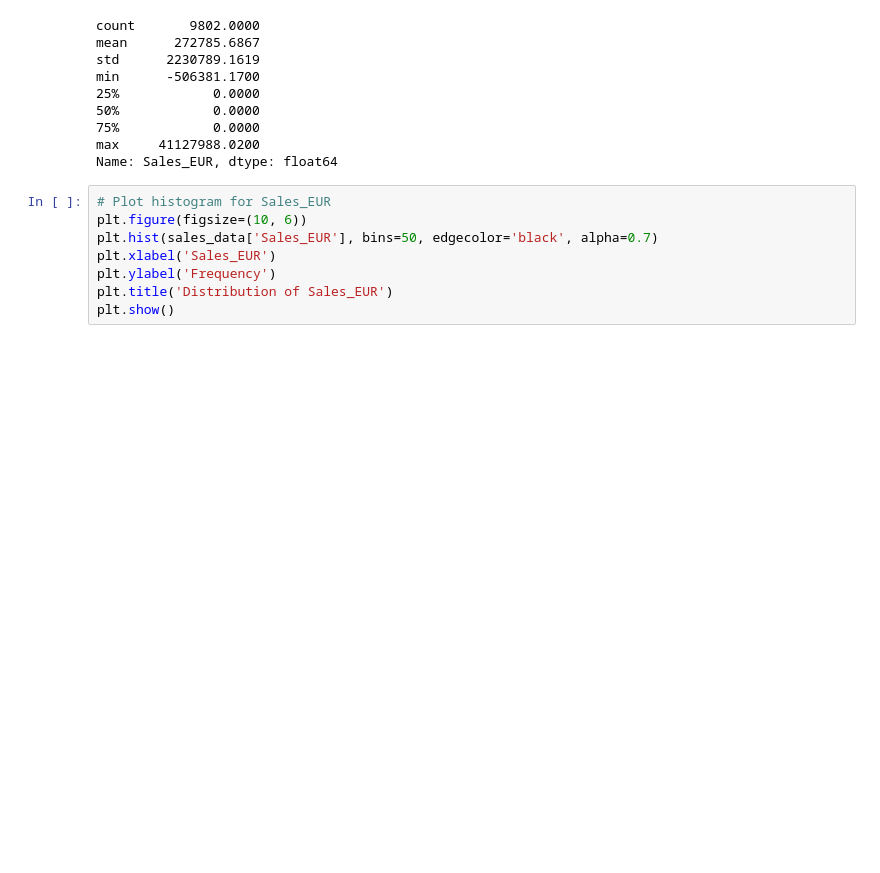
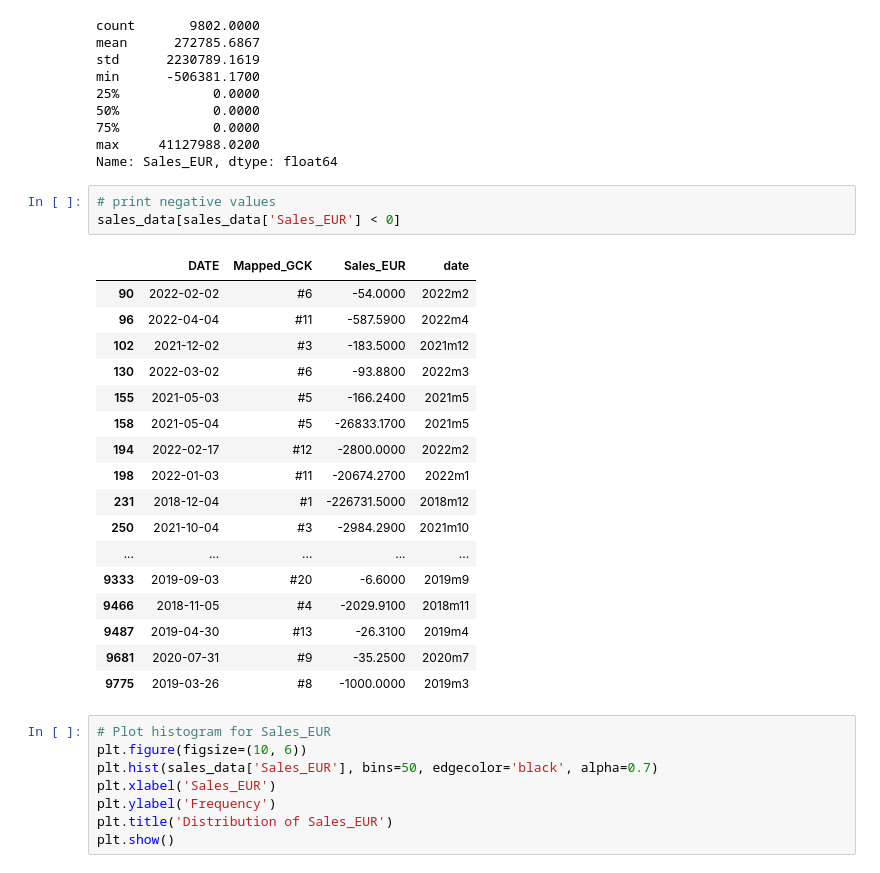
Before and after one commit to RubenCMarques/Case-2--Siemens-Sales-Forecast, a Jupyter notebook: Notebooks/Ingrid_workspace.ipynb, the cells around one changed output. Cells and saved outputs as stored; diff of their text form; blank space fills up the shorter version.

Commit message:
exploring negative sales

```diff
--- a/Notebooks/Ingrid_workspace.ipynb
+++ b/Notebooks/Ingrid_workspace.ipynb
@@ -241,6 +285,27 @@ min      -506381.1700
 75%            0.0000
 max     41127988.0200
 Name: Sales_EUR, dtype: float64
+# %%
+# print negative values
+sales_data[sales_data['Sales_EUR'] < 0]
+# %% [output]
+|  | DATE | Mapped_GCK | Sales_EUR | date |
+| 90 | 2022-02-02 | #6 | -54.0000 | 2022m2 |
+| 96 | 2022-04-04 | #11 | -587.5900 | 2022m4 |
+| 102 | 2021-12-02 | #3 | -183.5000 | 2021m12 |
+| 130 | 2022-03-02 | #6 | -93.8800 | 2022m3 |
+| 155 | 2021-05-03 | #5 | -166.2400 | 2021m5 |
+| 158 | 2021-05-04 | #5 | -26833.1700 | 2021m5 |
+| 194 | 2022-02-17 | #12 | -2800.0000 | 2022m2 |
+| 198 | 2022-01-03 | #11 | -20674.2700 | 2022m1 |
+| 231 | 2018-12-04 | #1 | -226731.5000 | 2018m12 |
+| 250 | 2021-10-04 | #3 | -2984.2900 | 2021m10 |
+| ... | ... | ... | ... | ... |
+| 9333 | 2019-09-03 | #20 | -6.6000 | 2019m9 |
+| 9466 | 2018-11-05 | #4 | -2029.9100 | 2018m11 |
+| 9487 | 2019-04-30 | #13 | -26.3100 | 2019m4 |
+| 9681 | 2020-07-31 | #9 | -35.2500 | 2020m7 |
+| 9775 | 2019-03-26 | #8 | -1000.0000 | 2019m3 |
 # %%
 # Plot histogram for Sales_EUR
 plt.figure(figsize=(10, 6))
```
Also changed, not shown: parts of 5 cells of this notebook, 1 other file.
